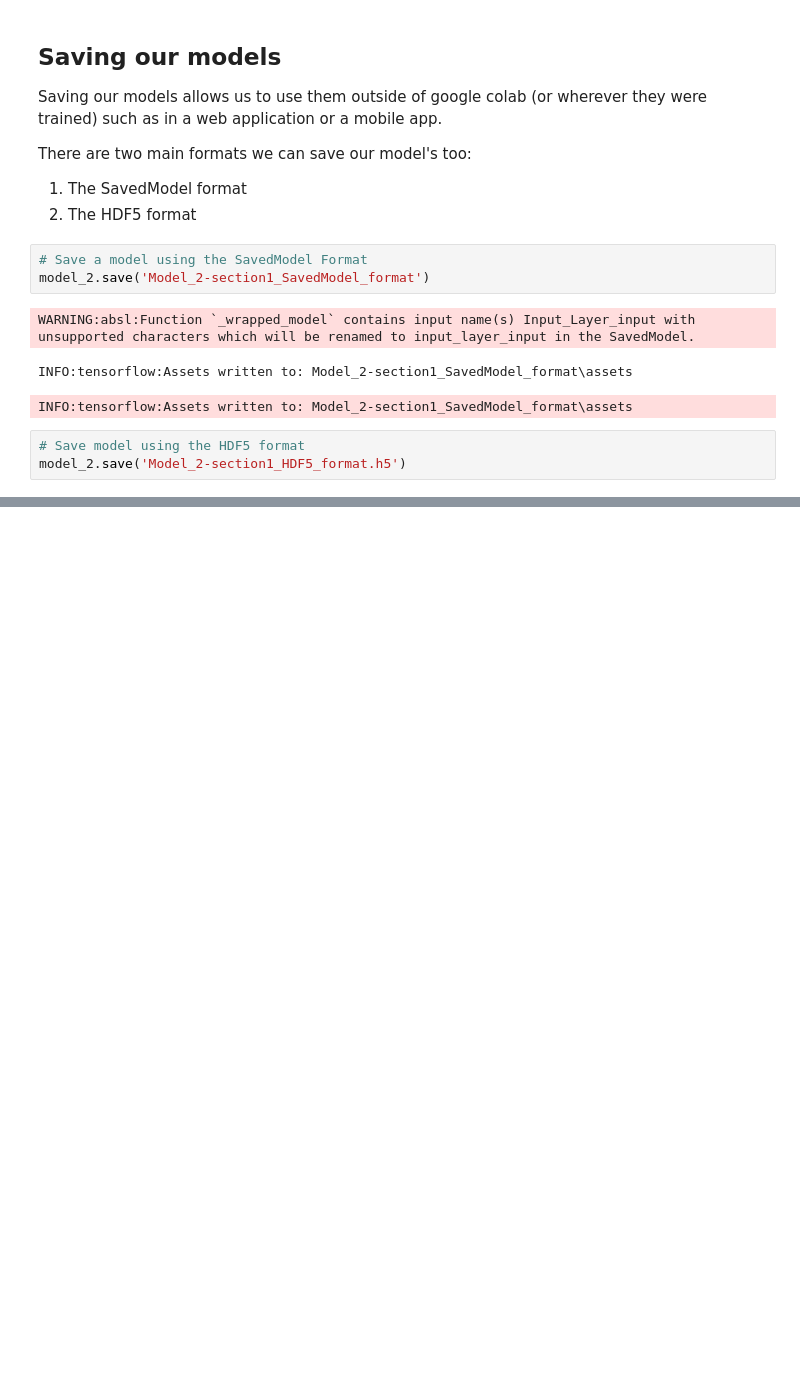
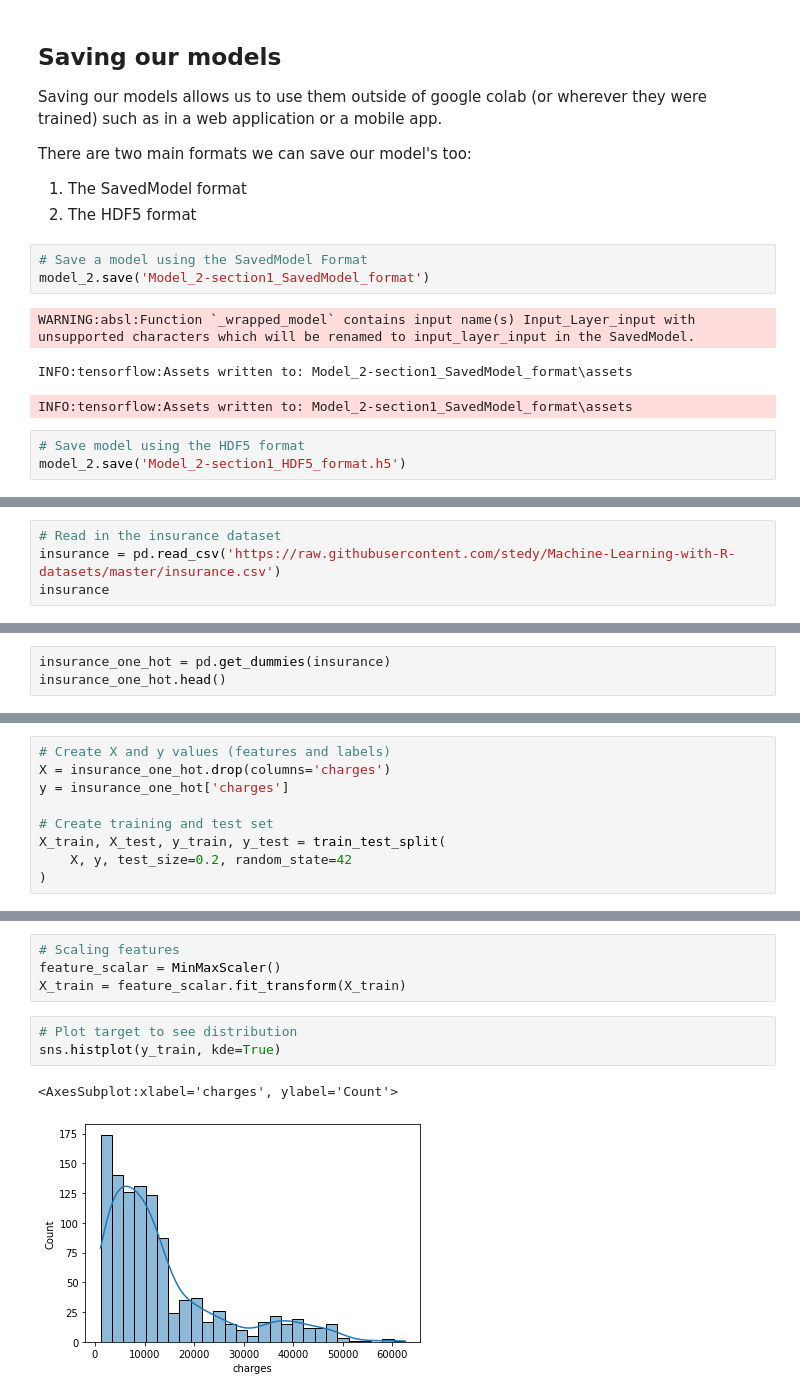
Before and after one commit to georgeharris96/TensorflowDevCourse, a Jupyter notebook: Learning Notebooks/01_nerual_network_regression_with_tensorflow.ipynb, the cells around one changed output, grey strips where cells are left out. Cells and saved outputs as stored; diff of their text form; blank space fills up the shorter version.

```diff
--- a/Learning Notebooks/01_nerual_network_regression_with_tensorflow.ipynb
+++ b/Learning Notebooks/01_nerual_network_regression_with_tensorflow.ipynb
@@ -724,0 +803,4 @@ model_2.save('Model_2-section1_HDF5_format.h5')
+# %%
+# Read in the insurance dataset
+insurance = pd.read_csv('https://raw.githubusercontent.com/stedy/Machine-Learning-with-R-datasets/master/insurance.csv')
+insurance
@@ -724,0 +821,3 @@ model_2.save('Model_2-section1_HDF5_format.h5')
+# %%
+insurance_one_hot = pd.get_dummies(insurance)
+insurance_one_hot.head()
@@ -724,0 +843,9 @@ model_2.save('Model_2-section1_HDF5_format.h5')
+# %%
+# Create X and y values (features and labels)
+X = insurance_one_hot.drop(columns='charges')
+y = insurance_one_hot['charges']
+
+# Create training and test set
+X_train, X_test, y_train, y_test = train_test_split(
+    X, y, test_size=0.2, random_state=42
+)
@@ -724,0 +874,10 @@ model_2.save('Model_2-section1_HDF5_format.h5')
+# %%
+# Scaling features
+feature_scalar = MinMaxScaler()
+X_train = feature_scalar.fit_transform(X_train)
+# %%
+# Plot target to see distribution
+sns.histplot(y_train, kde=True)
+# %% [output]
+<AxesSubplot:xlabel='charges', ylabel='Count'>
+[figure, added]
```
Also changed, not shown: parts of 27 cells of this notebook.
